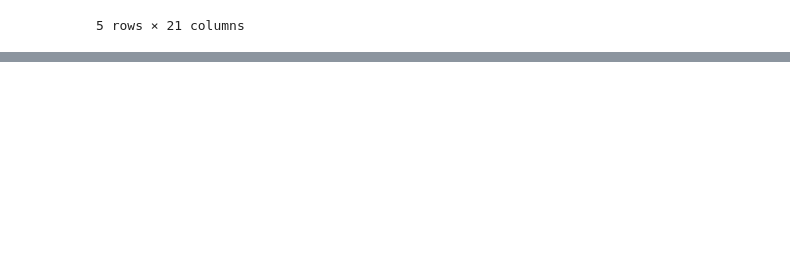
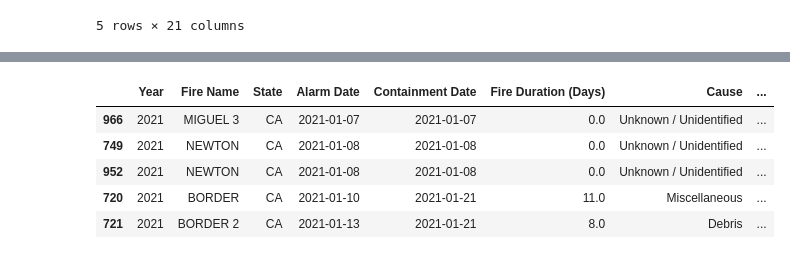
Before and after one commit to epsilonite/pandas-project, a Jupyter notebook: jenny-folder/CA-Wildfire-JJ2.ipynb, the cells around one changed output, grey strips where cells are left out. Drawn from its saved outputs; the diff is of its cells as text; code cells hidden in the pictures; blank space fills up the shorter version.

```diff
--- a/jenny-folder/CA-Wildfire-JJ2.ipynb
+++ b/jenny-folder/CA-Wildfire-JJ2.ipynb
@@ -100,0 +122,9 @@ df_reordered.head()
+# %%
+df_2021_sorted.head()
+# %% [output]
+|  | Year | Fire Name | State | Alarm Date | Containment Date | Fire Duration (Days) | Cause | ... |
+| 966 | 2021 | MIGUEL 3 | CA | 2021-01-07 | 2021-01-07 | 0.0 | Unknown / Unidentified | ... |
+| 749 | 2021 | NEWTON | CA | 2021-01-08 | 2021-01-08 | 0.0 | Unknown / Unidentified | ... |
+| 952 | 2021 | NEWTON | CA | 2021-01-08 | 2021-01-08 | 0.0 | Unknown / Unidentified | ... |
+| 720 | 2021 | BORDER | CA | 2021-01-10 | 2021-01-21 | 11.0 | Miscellaneous | ... |
+| 721 | 2021 | BORDER 2 | CA | 2021-01-13 | 2021-01-21 | 8.0 | Debris | ... |
```
Also changed, not shown: parts of 7 cells of this notebook.
